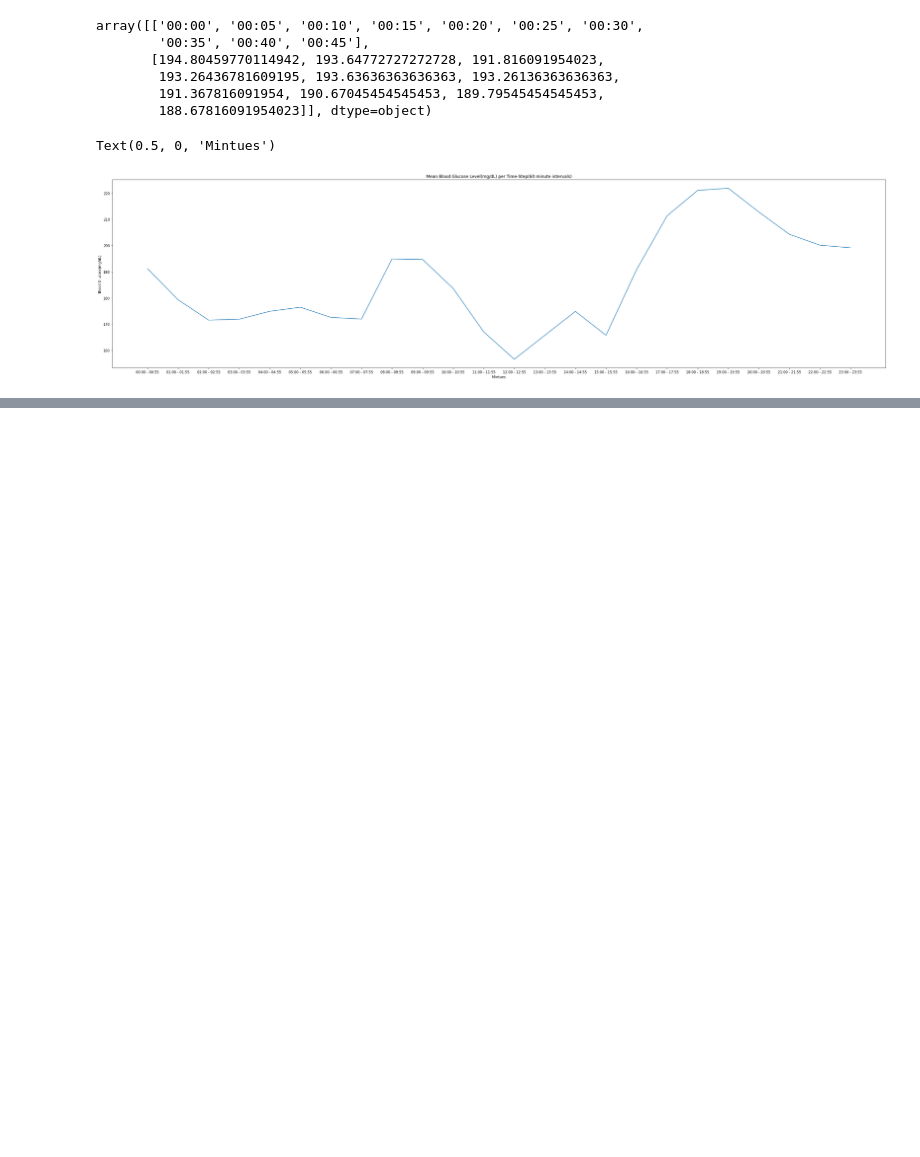
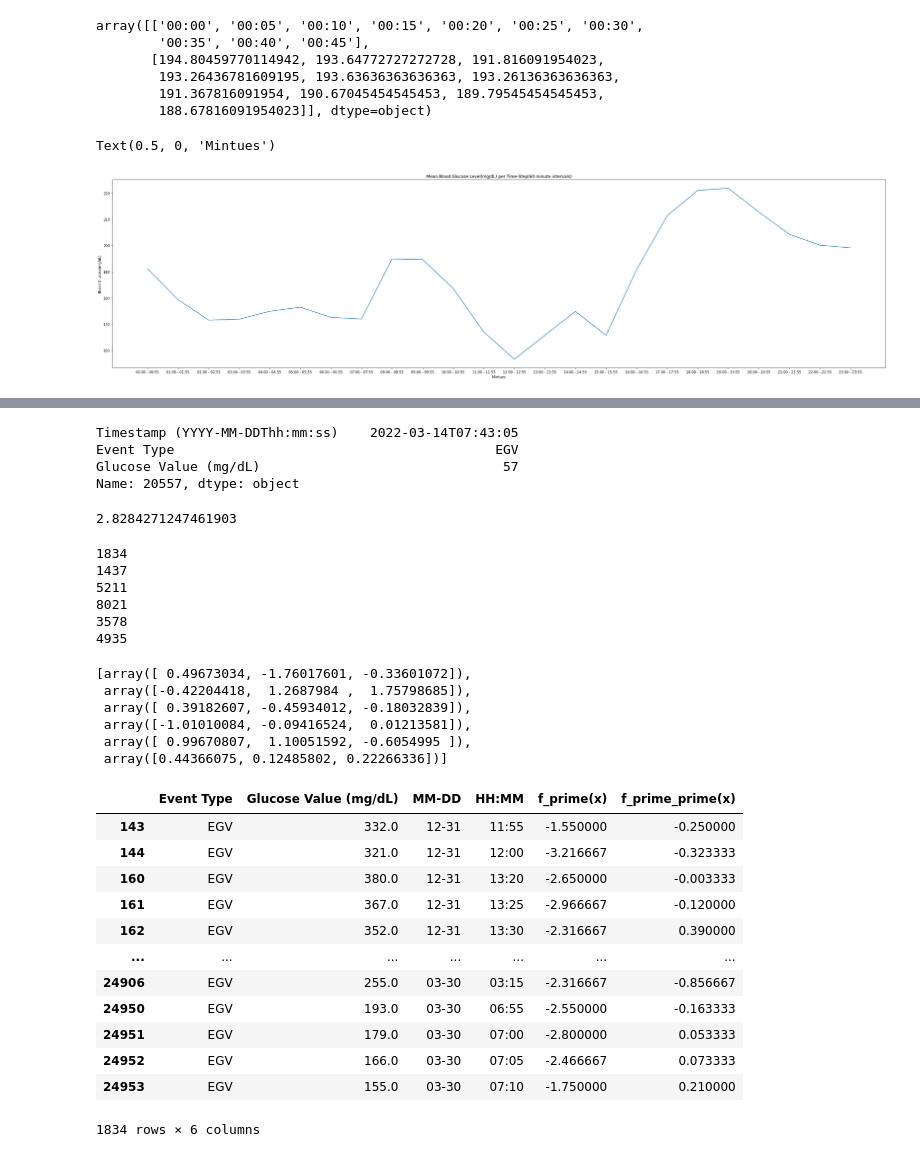
Before and after one commit to vineet-belur/4022-Project, a Jupyter notebook: 4022_prelim_analysis.ipynb, the cells around one changed output, grey strips where cells are left out. Drawn from its saved outputs; the diff is of its cells as text; code cells hidden in the pictures; blank space fills up the shorter version.

Commit message:
Added kmeans

```diff
--- a/4022_prelim_analysis.ipynb
+++ b/4022_prelim_analysis.ipynb
@@ -175,0 +132,6 @@ dfA
+# %%
+#lets standardize our data. We do this by demeaning & dividing by stdev. This is for assigning weights
+#during clustering. We've set the mean to 0 and the stdev to 1
+x = dfA.iloc[:,[1,4,5]]
+means, stdevs = dfA.mean(), dfA.std()
+dfStand = x.apply(lambda x: (x-means)/stdevs, axis = 1)
@@ -175,0 +152,11 @@ dfA
+# %%
+stdevs, x.iloc[:,2].argsort().iloc[-1]
+# %% [output]
+Timestamp (YYYY-MM-DDThh:mm:ss)    2022-03-14T07:43:05
+Event Type                                         EGV
+Glucose Value (mg/dL)                               57
+Name: 20557, dtype: object
+# %%
+euc_dist = lambda x,y: np.sqrt(np.sum((x-y)**2))
+# %% [output]
+2.8284271247461903
@@ -175,0 +213,37 @@ dfA
+# %%
+z = kmeans(dfStand, euc_dist,k=6)
+# %%
+for x in z[1]:
+    print(len(x))
+# %% [output]
+1834
+1437
+5211
+8021
+3578
+4935
+# %%
+z[0]
+# %% [output]
+[array([ 0.49673034, -1.76017601, -0.33601072]),
+ array([-0.42204418,  1.2687984 ,  1.75798685]),
+ array([ 0.39182607, -0.45934012, -0.18032839]),
+ array([-1.01010084, -0.09416524,  0.01213581]),
+ array([ 0.99670807,  1.10051592, -0.6054995 ]),
+ array([0.44366075, 0.12485802, 0.22266336])]
+# %%
+rows = dfA.iloc[z[1][0]]
+# %% [output]
+|  | Event Type | Glucose Value (mg/dL) | MM-DD | HH:MM | f_prime(x) | f_prime_prime(x) |
+| 143 | EGV | 332.0 | 12-31 | 11:55 | -1.550000 | -0.250000 |
+| 144 | EGV | 321.0 | 12-31 | 12:00 | -3.216667 | -0.323333 |
+| 160 | EGV | 380.0 | 12-31 | 13:20 | -2.650000 | -0.003333 |
+| 161 | EGV | 367.0 | 12-31 | 13:25 | -2.966667 | -0.120000 |
+| 162 | EGV | 352.0 | 12-31 | 13:30 | -2.316667 | 0.390000 |
+| ... | ... | ... | ... | ... | ... | ... |
+| 24906 | EGV | 255.0 | 03-30 | 03:15 | -2.316667 | -0.856667 |
+| 24950 | EGV | 193.0 | 03-30 | 06:55 | -2.550000 | -0.163333 |
+| 24951 | EGV | 179.0 | 03-30 | 07:00 | -2.800000 | 0.053333 |
+| 24952 | EGV | 166.0 | 03-30 | 07:05 | -2.466667 | 0.073333 |
+| 24953 | EGV | 155.0 | 03-30 | 07:10 | -1.750000 | 0.210000 |
+1834 rows × 6 columns
```
Also changed, not shown: parts of 7 cells of this notebook.
